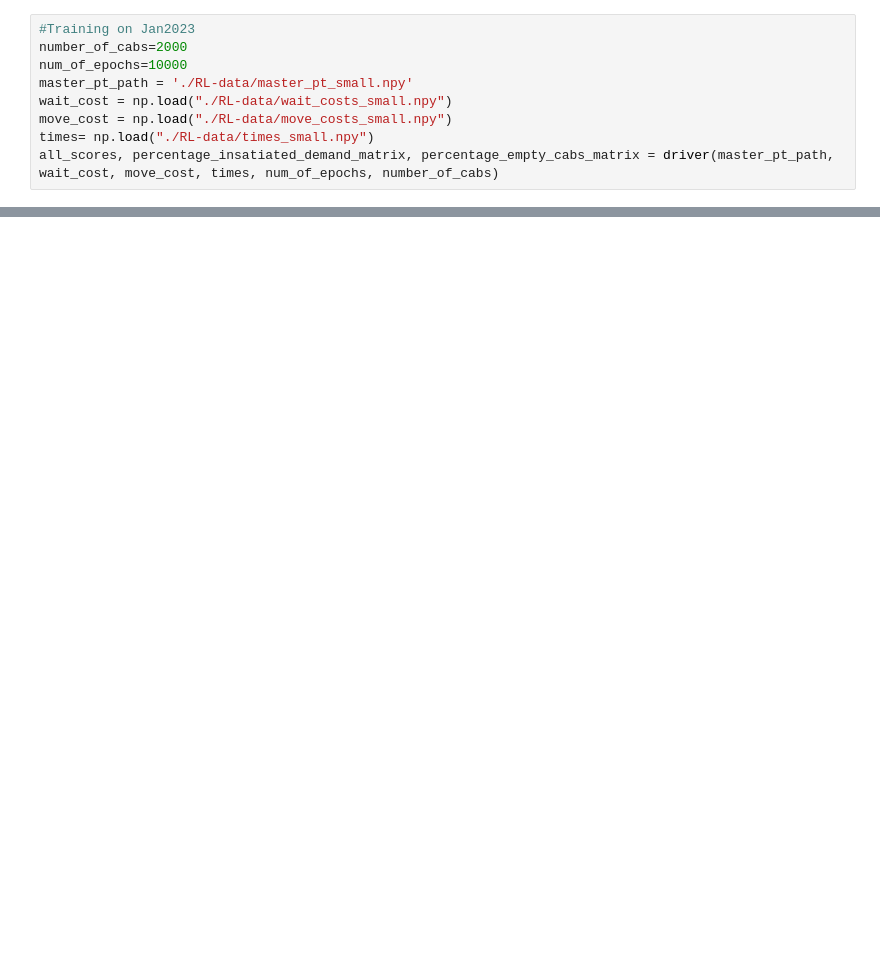
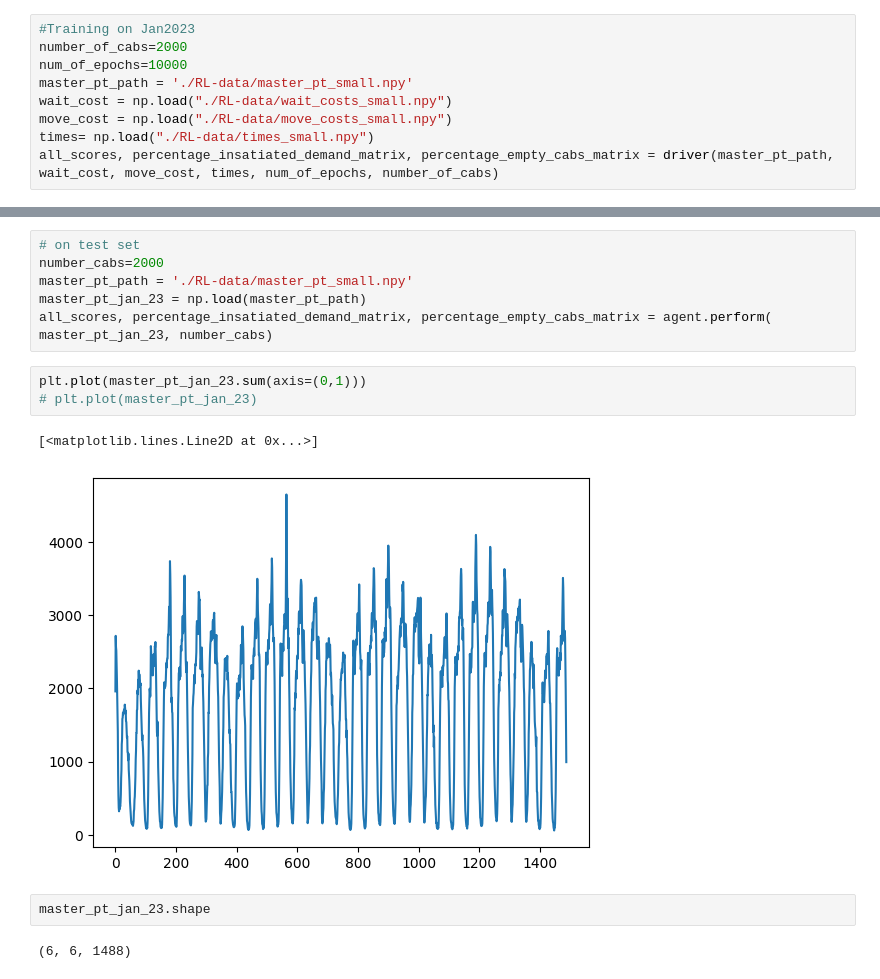
Before and after one commit to kartikjindgar/Optimal-Taxi-Dispatcher, a Jupyter notebook: PolicyGradient.ipynb, the cells around one changed output, grey strips where cells are left out. Cells and saved outputs as stored; diff of their text form; blank space fills up the shorter version.

```diff
--- a/PolicyGradient.ipynb
+++ b/PolicyGradient.ipynb
@@ -462,0 +567,16 @@ plot_demand_supply(percentage_insatiated_demand_matrix, percentage_empty_cabs_ma
+# %%
+# on test set
+number_cabs=2000
+master_pt_path = './RL-data/master_pt_small.npy'
+master_pt_jan_23 = np.load(master_pt_path)
+all_scores, percentage_insatiated_demand_matrix, percentage_empty_cabs_matrix = agent.perform( master_pt_jan_23, number_cabs)
+# %%
+plt.plot(master_pt_jan_23.sum(axis=(0,1)))
+# plt.plot(master_pt_jan_23)
+# %% [output]
+[<matplotlib.lines.Line2D at 0x...>]
+[figure, added]
+# %%
+master_pt_jan_23.shape
+# %% [output]
+(6, 6, 1488)
```
Also changed, not shown: parts of 18 cells of this notebook, 2 other files.
